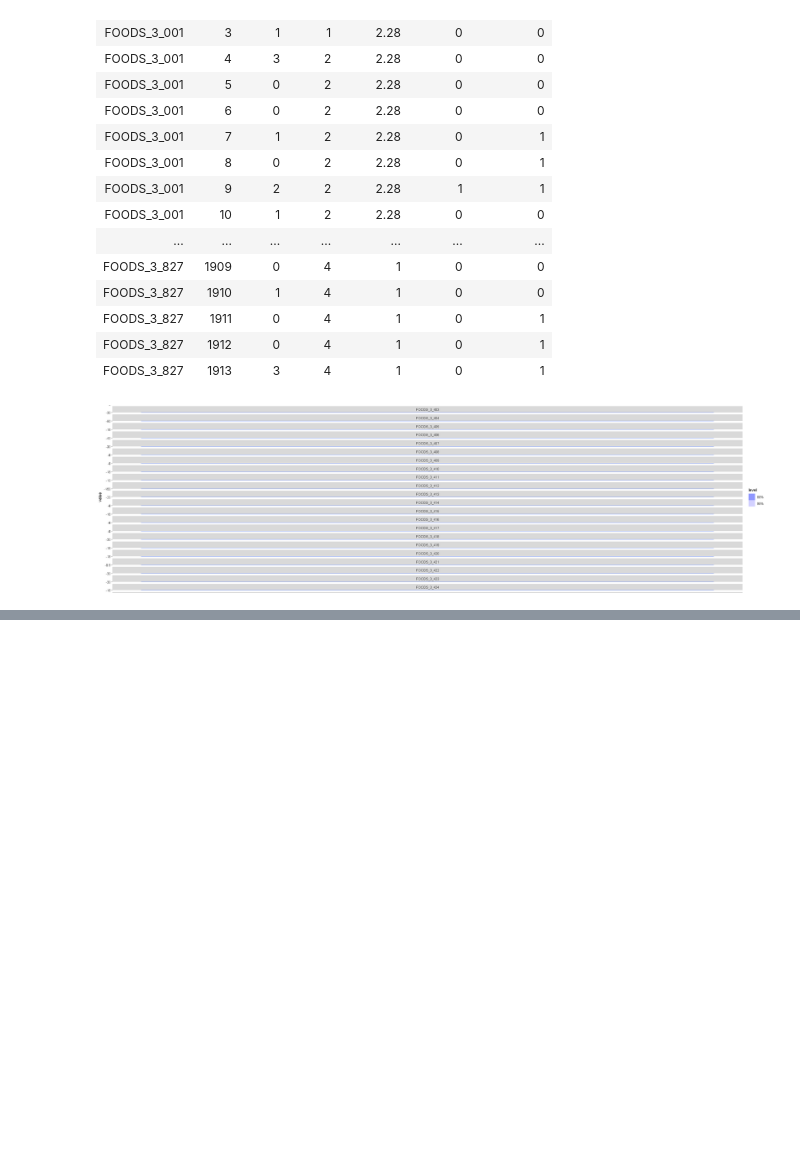
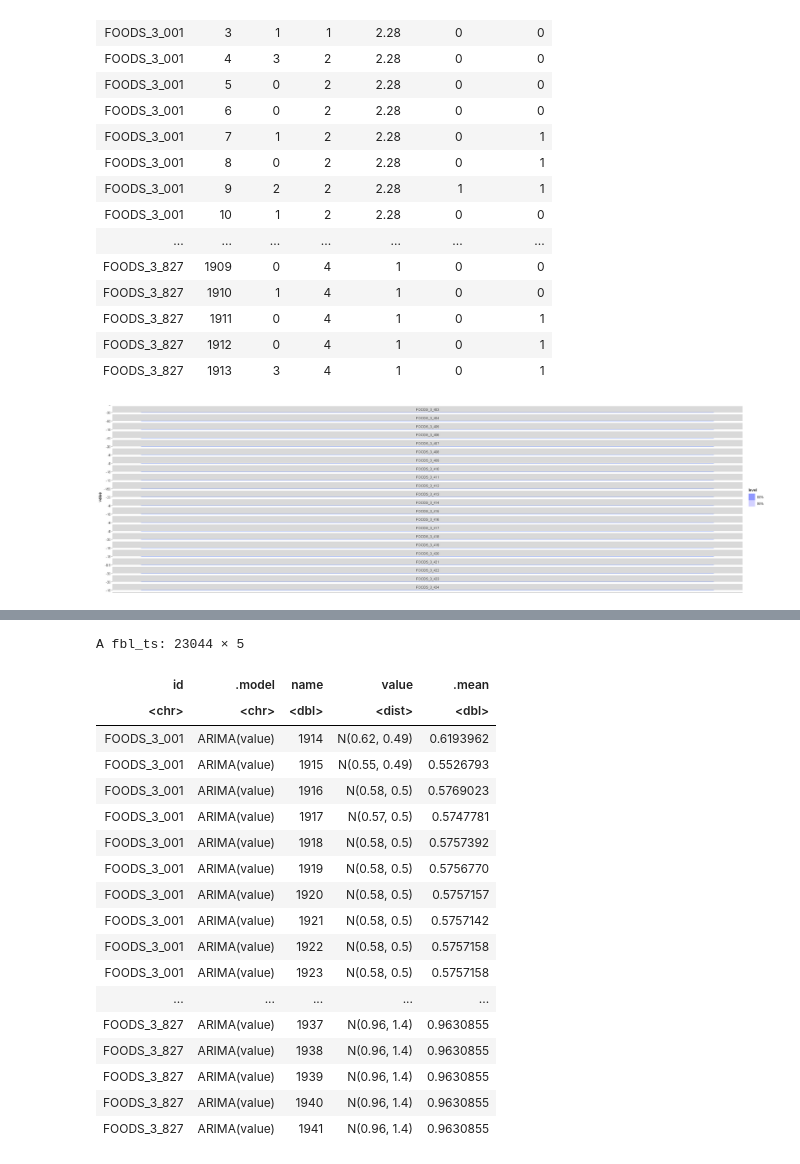
Before and after one commit to aahepburn/Sales-Forecasting, a Jupyter notebook: Scratchpad_Greg.ipynb, the cells around one changed output, grey strips where cells are left out. Drawn from its saved outputs; the diff is of its cells as text; code cells hidden in the pictures; blank space fills up the shorter version.

```diff
--- a/Scratchpad_Greg.ipynb
+++ b/Scratchpad_Greg.ipynb
@@ -339,0 +321,4 @@ Caused by error:
+# %%
+x <-as_tsibble(final_data_numeric, index="name", key="id" )
+# %%
+arima <- x %>% model(ARIMA(value)) %>% forecast(h=28)
@@ -339,0 +343,22 @@ Caused by error:
+# %%
+arima
+# %% [output]
+A fbl_ts: 23044 × 5
+| id | .model | name | value | .mean |
+| <chr> | <chr> | <dbl> | <dist> | <dbl> |
+| FOODS_3_001 | ARIMA(value) | 1914 | N(0.62, 0.49) | 0.6193962 |
+| FOODS_3_001 | ARIMA(value) | 1915 | N(0.55, 0.49) | 0.5526793 |
+| FOODS_3_001 | ARIMA(value) | 1916 | N(0.58, 0.5) | 0.5769023 |
+| FOODS_3_001 | ARIMA(value) | 1917 | N(0.57, 0.5) | 0.5747781 |
+| FOODS_3_001 | ARIMA(value) | 1918 | N(0.58, 0.5) | 0.5757392 |
+| FOODS_3_001 | ARIMA(value) | 1919 | N(0.58, 0.5) | 0.5756770 |
+| FOODS_3_001 | ARIMA(value) | 1920 | N(0.58, 0.5) | 0.5757157 |
+| FOODS_3_001 | ARIMA(value) | 1921 | N(0.58, 0.5) | 0.5757142 |
+| FOODS_3_001 | ARIMA(value) | 1922 | N(0.58, 0.5) | 0.5757158 |
+| FOODS_3_001 | ARIMA(value) | 1923 | N(0.58, 0.5) | 0.5757158 |
+| ... | ... | ... | ... | ... |
+| FOODS_3_827 | ARIMA(value) | 1937 | N(0.96, 1.4) | 0.9630855 |
+| FOODS_3_827 | ARIMA(value) | 1938 | N(0.96, 1.4) | 0.9630855 |
+| FOODS_3_827 | ARIMA(value) | 1939 | N(0.96, 1.4) | 0.9630855 |
+| FOODS_3_827 | ARIMA(value) | 1940 | N(0.96, 1.4) | 0.9630855 |
+| FOODS_3_827 | ARIMA(value) | 1941 | N(0.96, 1.4) | 0.9630855 |
```
Also changed, not shown: parts of 11 cells of this notebook.
